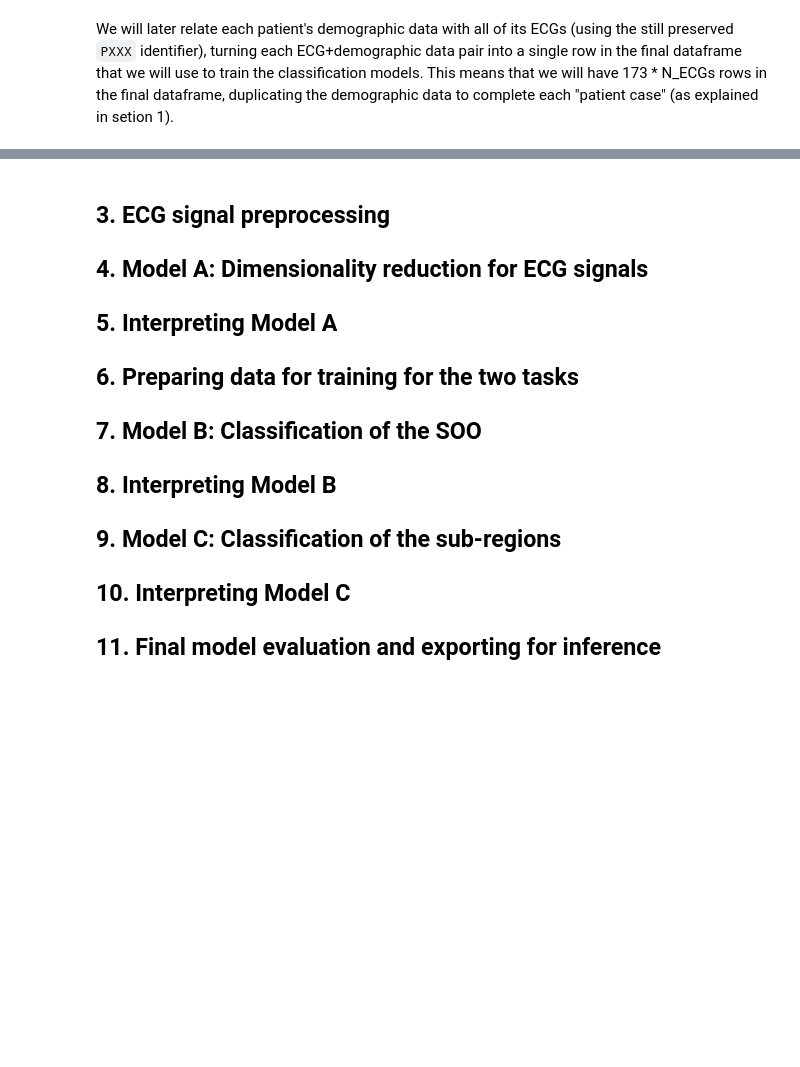
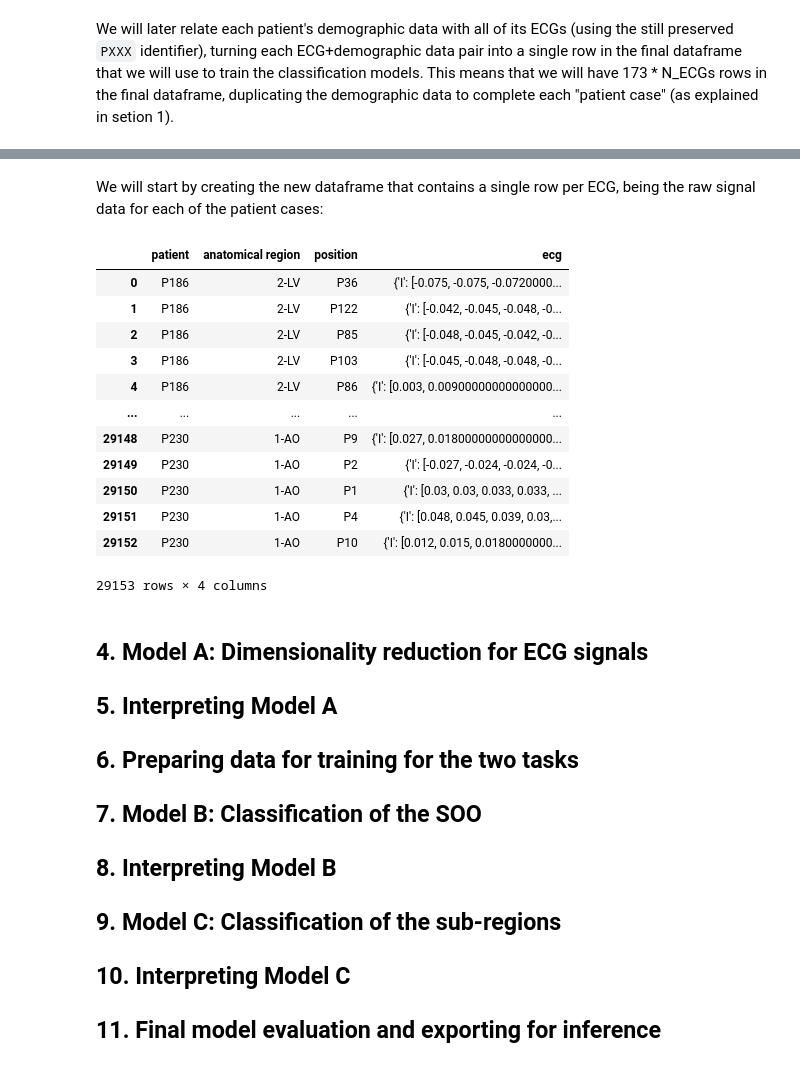
Before and after one commit to uripont/arrhythmia-origin-predictor, a Jupyter notebook: project_arrhythmias.ipynb, the cells around one changed output, grey strips where cells are left out. Drawn from its saved outputs; the diff is of its cells as text; code cells hidden in the pictures; blank space fills up the shorter version.

Commit message:
wip: integrating signal_data notebook, managing dataframes in memory more carefully (as now the ECG df is a few GB)

```diff
--- a/project_arrhythmias.ipynb
+++ b/project_arrhythmias.ipynb
@@ -1249,0 +1260,6 @@ We will later relate each patient's demographic data with all of its ECGs (using
+# %%
+ecgs_data = pickle.load(open(os.path.join(extract_dir, 'all_points_may_2024.pkl'), 'rb'))
+ecgs_data = pd.DataFrame(ecgs_data).T
+
+# Loading the .pkl file and displaying the first few rows
+display(ecgs_data.head())
@@ -1250,6 +1273,41 @@ We will later relate each patient's demographic data with all of its ECGs (using
+# %% [markdown]
+We will start by creating the new dataframe that contains a single row per ECG, being the raw signal data for each of the patient cases:
+# %%
+def unpack_structures(data):
+    rows = []
+    for patient_id, structures in data['Structures'].items():
+        if isinstance(structures, dict):
+            for anatomical_region, positions_dict in structures.items():
+                for position, ecg_dict in positions_dict.items():
+                    rows.append({
+                        'patient': patient_id,
+                        'anatomical region': anatomical_region,
+                        'position': position,
+                        'ecg': ecg_dict  # Containing the 12 leads in a nested dictionary
+                    })
+    return pd.DataFrame(rows)
+
+ecgs = unpack_structures(ecgs_data)
+display(ecgs)
+
+# Unload the previous data to free memory
+del ecgs_data
+# %% [output]
+|  | patient | anatomical region | position | ecg |
+| 0 | P186 | 2-LV | P36 | {'I': [-0.075, -0.075, -0.0720000... |
+| 1 | P186 | 2-LV | P122 | {'I': [-0.042, -0.045, -0.048, -0... |
+| 2 | P186 | 2-LV | P85 | {'I': [-0.048, -0.045, -0.042, -0... |
+| 3 | P186 | 2-LV | P103 | {'I': [-0.045, -0.048, -0.048, -0... |
+| 4 | P186 | 2-LV | P86 | {'I': [0.003, 0.00900000000000000... |
+| ... | ... | ... | ... | ... |
+| 29148 | P230 | 1-AO | P9 | {'I': [0.027, 0.01800000000000000... |
+| 29149 | P230 | 1-AO | P2 | {'I': [-0.027, -0.024, -0.024, -0... |
+| 29150 | P230 | 1-AO | P1 | {'I': [0.03, 0.03, 0.033, 0.033, ... |
+| 29151 | P230 | 1-AO | P4 | {'I': [0.048, 0.045, 0.039, 0.03,... |
+| 29152 | P230 | 1-AO | P10 | {'I': [0.012, 0.015, 0.0180000000... |
+29153 rows × 4 columns
 # %% [markdown]
 
-## 3. ECG signal preprocessing
 
 ## 4. Model A: Dimensionality reduction for ECG signals
 
```
Also changed, not shown: parts of 7 cells of this notebook.
